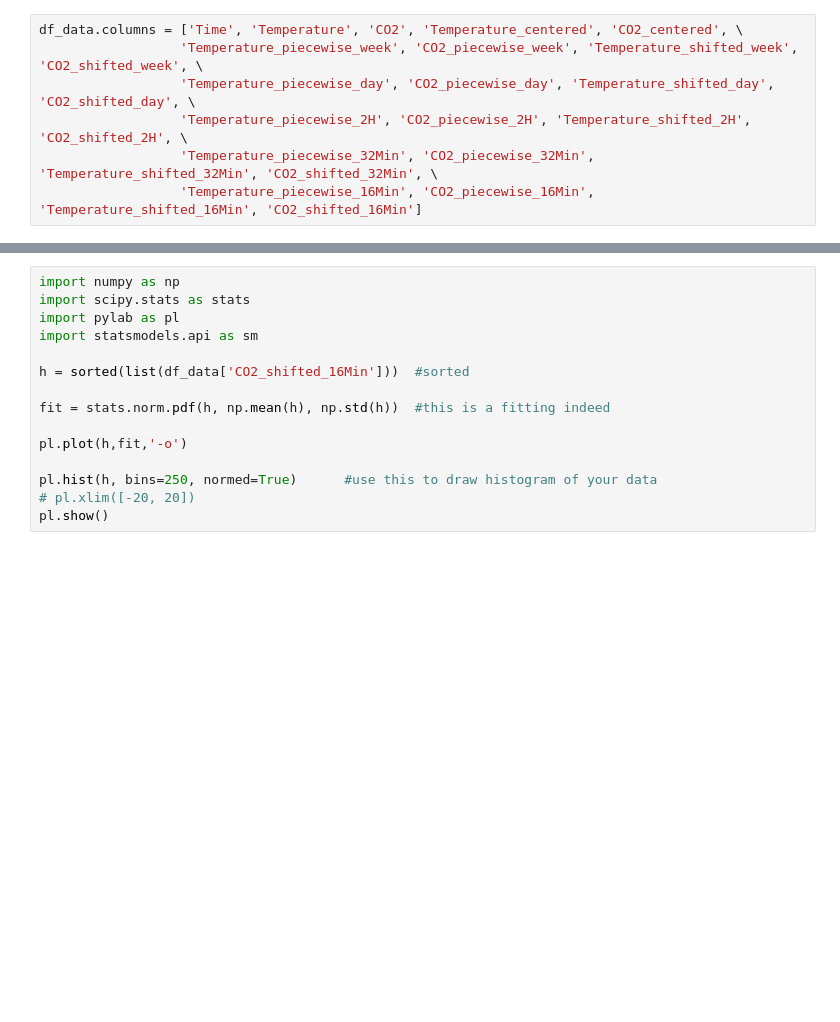
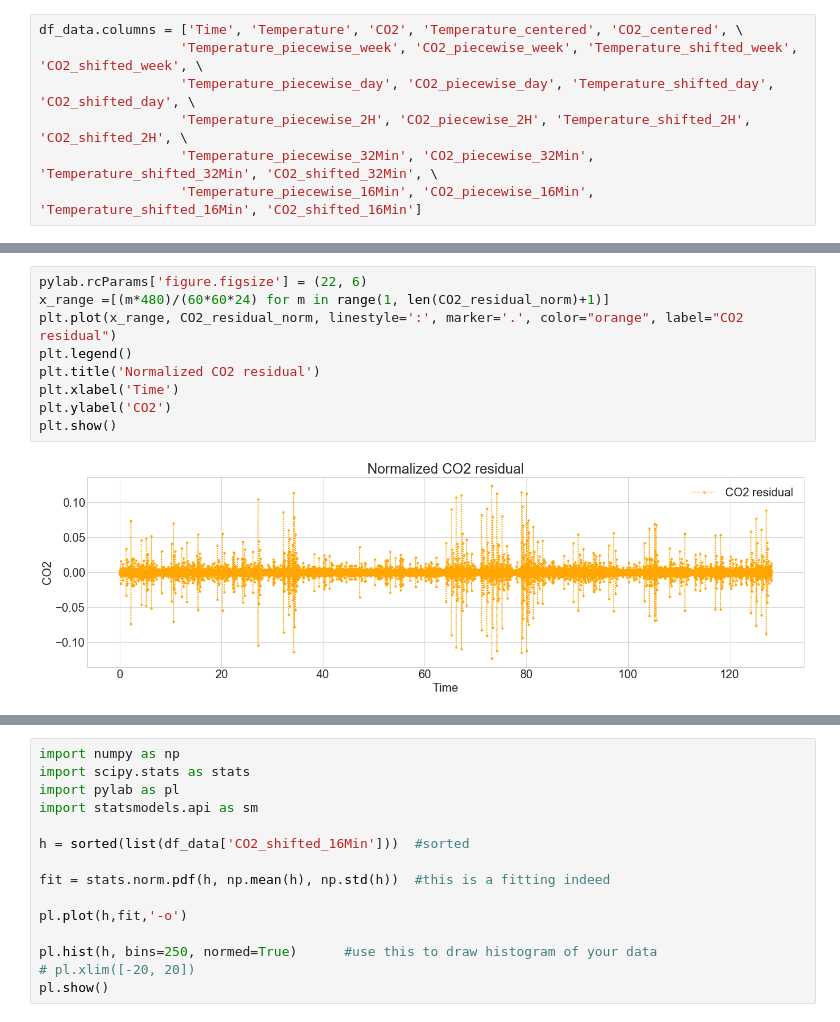
Before and after one commit to palindrome6/modelling_and_simulation, a Jupyter notebook: Signal_analysis.ipynb, the cells around one changed output, grey strips where cells are left out. Saved outputs shown, nothing was run; the diff lists cells and outputs as text; blank space fills up the shorter version.

```diff
--- a/Signal_analysis.ipynb
+++ b/Signal_analysis.ipynb
@@ -280,0 +332,11 @@ plt.show()
+# %%
+pylab.rcParams['figure.figsize'] = (22, 6)
+x_range =[(m*480)/(60*60*24) for m in range(1, len(CO2_residual_norm)+1)]
+plt.plot(x_range, CO2_residual_norm, linestyle=':', marker='.', color="orange", label="CO2 residual")
+plt.legend()
+plt.title('Normalized CO2 residual')
+plt.xlabel('Time')
+plt.ylabel('CO2')
+plt.show()
+# %% [output]
+[figure, added]
```
Also changed, not shown: parts of 36 cells of this notebook.
